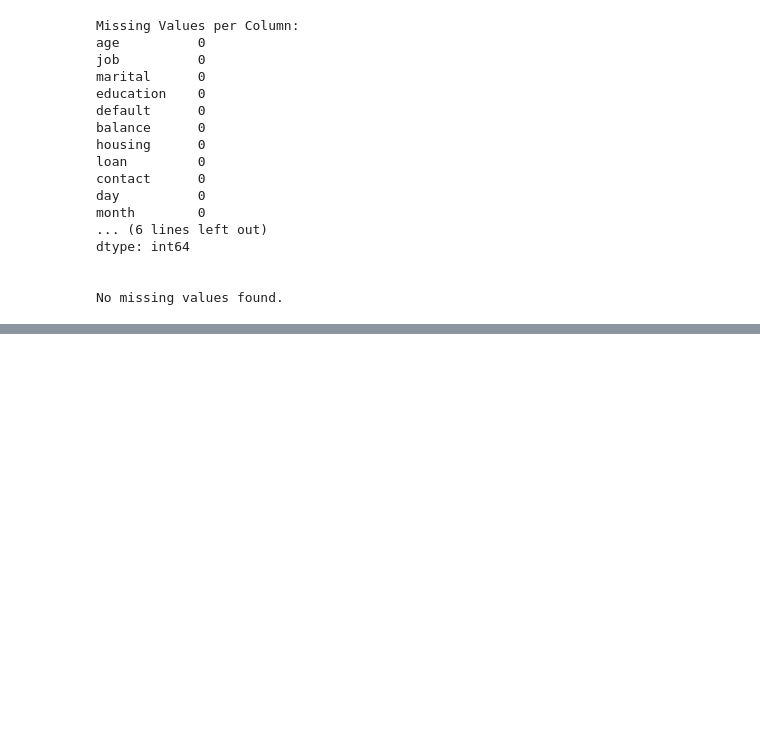
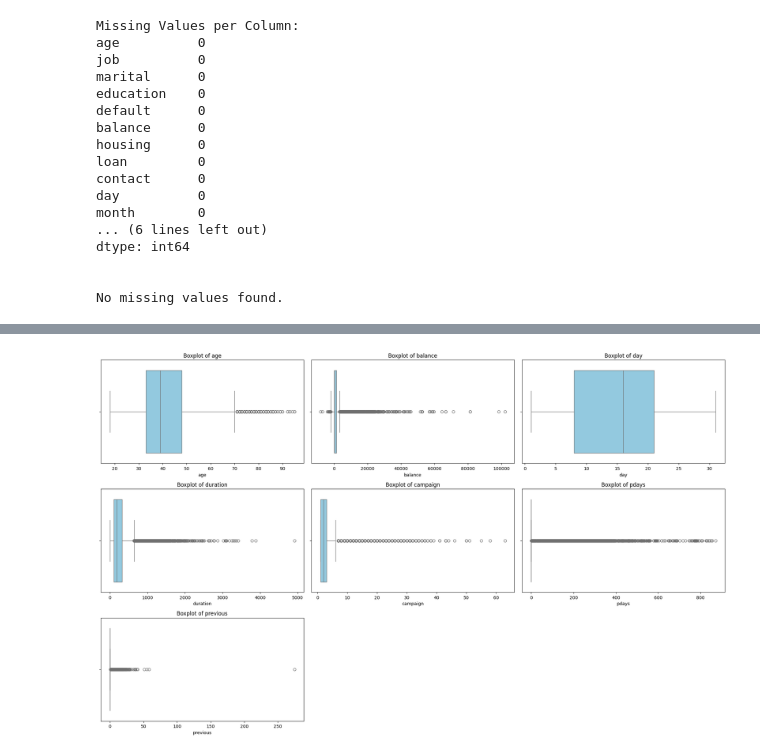
Before and after one commit to RanudeeFernando/CM2604_ML_CW, a Jupyter notebook: notebooks/ml_project.ipynb, the cells around one changed output, grey strips where cells are left out. Saved outputs shown, nothing was run; the diff lists cells and outputs as text; code cells hidden in the pictures; blank space fills up the shorter version.

```diff
--- a/notebooks/ml_project.ipynb
+++ b/notebooks/ml_project.ipynb
@@ -188,0 +231,25 @@ No missing values found.
+# %%
+# Create a figure with subplots
+plt.figure(figsize=(20, 20))
+
+# Initialize the plot number
+plot_number = 1
+
+# Loop through each numerical feature
+for column in numerical_features:
+    plt.subplot(5, 3, plot_number)
+
+    # Plot boxplot
+    sns.boxplot(x=df[column], color="skyblue")
+
+    # Add title and labels
+    plt.title(f"Boxplot of {column}")
+    plt.xlabel(column)
+
+    # Increment the plot number
+    plot_number += 1
+
+plt.tight_layout()
+plt.show()
+# %% [output]
+[figure, added]
```
Also changed, not shown: parts of 10 cells of this notebook.
